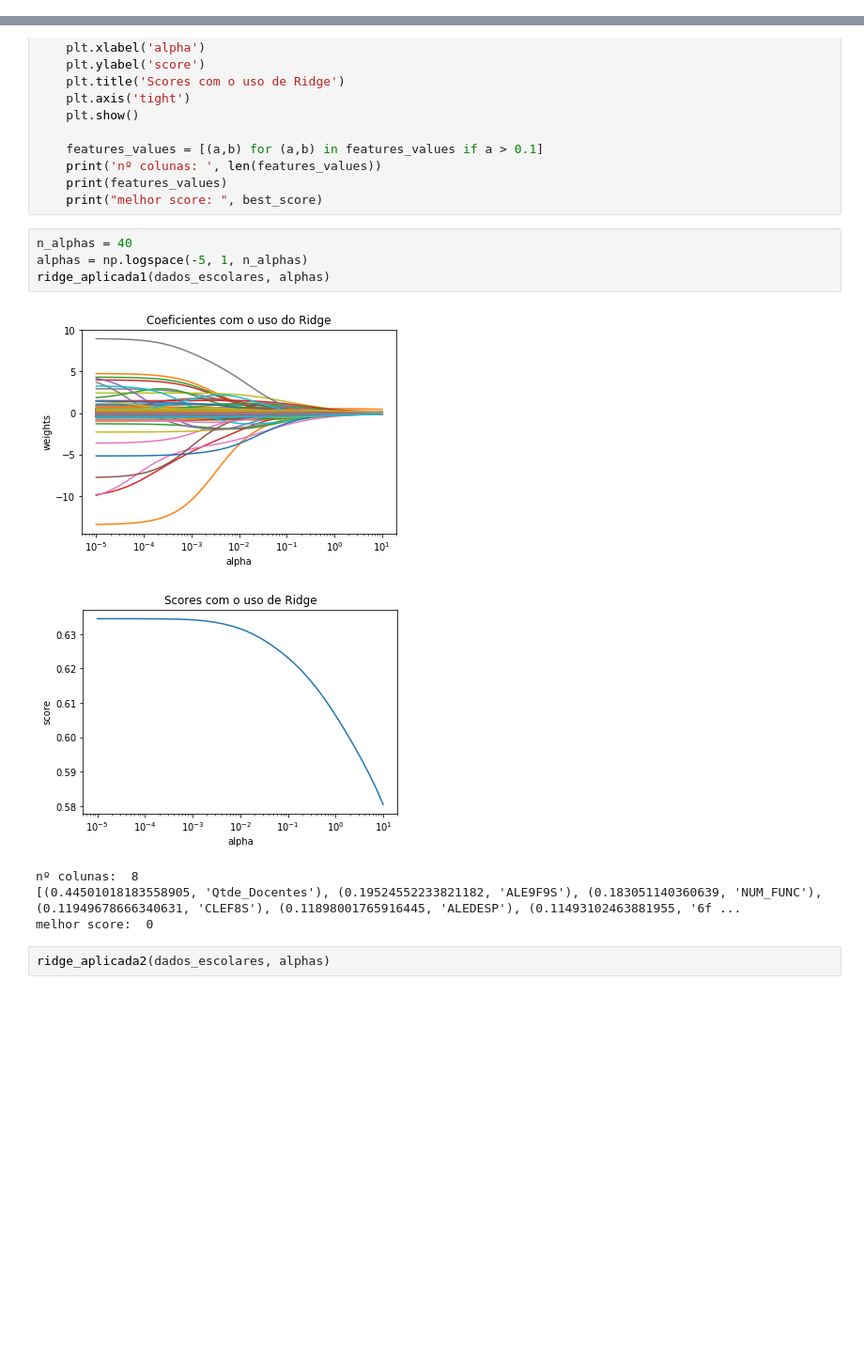
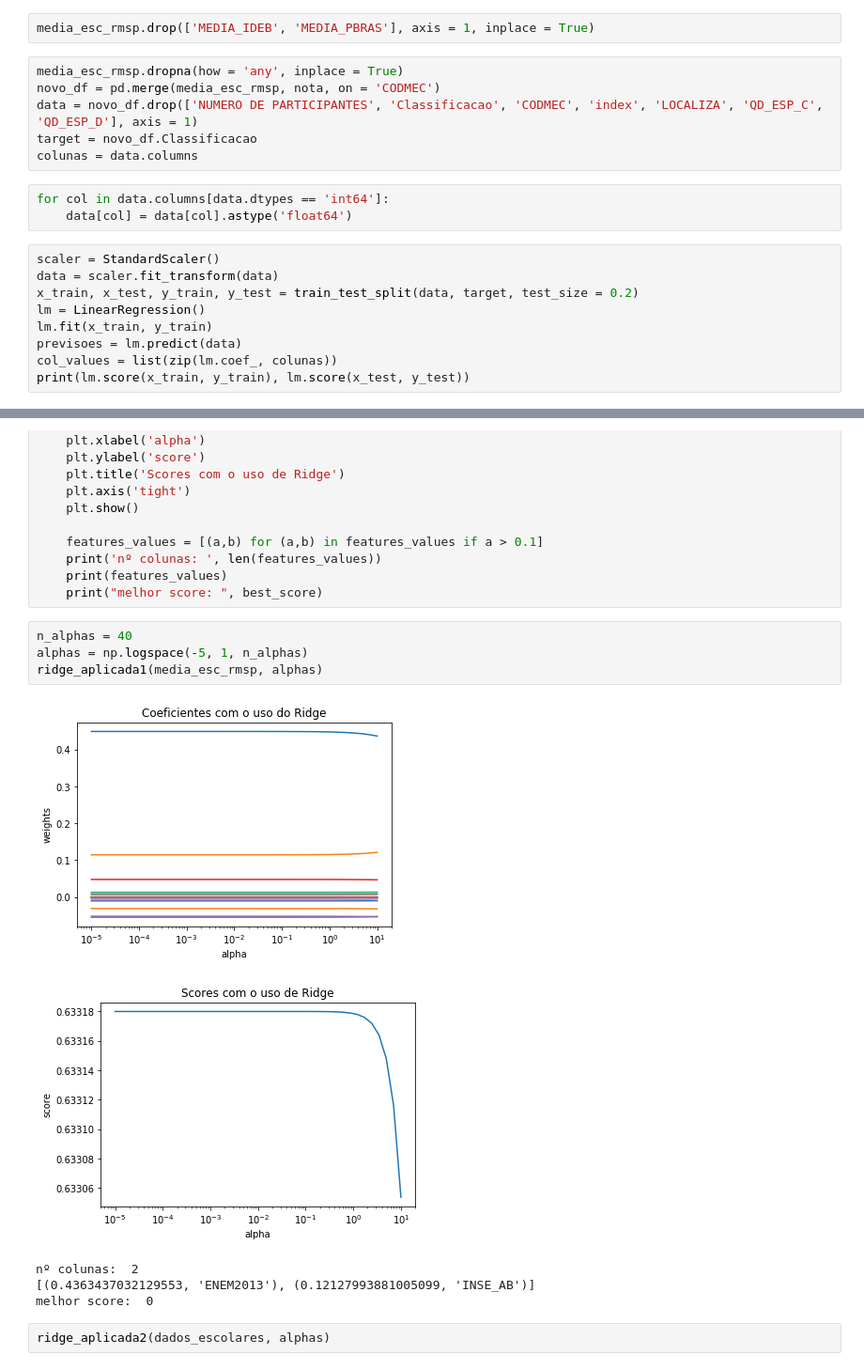
Before and after one commit to GiovaniValdrighi/DataScience_IC, a Jupyter notebook: Contest/ridge_lasso.ipynb, the cells around one changed output, grey strips where cells are left out. Shown: that part at 94% size. Drawn from its saved outputs; the diff is of its cells as text; blank space fills up the shorter version.

```diff
--- a/Contest/ridge_lasso.ipynb
+++ b/Contest/ridge_lasso.ipynb
@@ -53,0 +367,20 @@ rendimento:  (365, 18)
+# %%
+media_esc_rmsp.drop(['MEDIA_IDEB', 'MEDIA_PBRAS'], axis = 1, inplace = True)
+# %%
+media_esc_rmsp.dropna(how = 'any', inplace = True)
+novo_df = pd.merge(media_esc_rmsp, nota, on = 'CODMEC')
+data = novo_df.drop(['NUMERO DE PARTICIPANTES', 'Classificacao', 'CODMEC', 'index', 'LOCALIZA', 'QD_ESP_C', 'QD_ESP_D'], axis = 1)
+target = novo_df.Classificacao
+colunas = data.columns
+# %%
+for col in data.columns[data.dtypes == 'int64']:
+    data[col] = data[col].astype('float64')
+# %%
+scaler = StandardScaler()
+data = scaler.fit_transform(data)
+x_train, x_test, y_train, y_test = train_test_split(data, target, test_size = 0.2)
+lm = LinearRegression()
+lm.fit(x_train, y_train)
+previsoes = lm.predict(data)
+col_values = list(zip(lm.coef_, colunas))
+print(lm.score(x_train, y_train), lm.score(x_test, y_test))
@@ -177,12 +679,12 @@ def ridge_aplicada2(df, alphas):
 # %%
 n_alphas = 40
 alphas = np.logspace(-5, 1, n_alphas)
-ridge_aplicada1(dados_escolares, alphas)
+ridge_aplicada1(media_esc_rmsp, alphas)
 # %% [output]
-[figure, old version]
+[figure, new version]
-[figure, old version]
+[figure, new version]
-nº colunas:  8
-[(0.44501018183558905, 'Qtde_Docentes'), (0.19524552233821182, 'ALE9F9S'), (0.183051140360639, 'NUM_FUNC'), (0.11949678666340631, 'CLEF8S'), (0.11898001765916445, 'ALEDESP'), (0.11493102463881955, '6f ...
+nº colunas:  2
+[(0.4363437032129553, 'ENEM2013'), (0.12127993881005099, 'INSE_AB')]
 melhor score:  0
 # %%
 ridge_aplicada2(dados_escolares, alphas)
```
Also changed, not shown: parts of 36 cells of this notebook, 2 other files.
